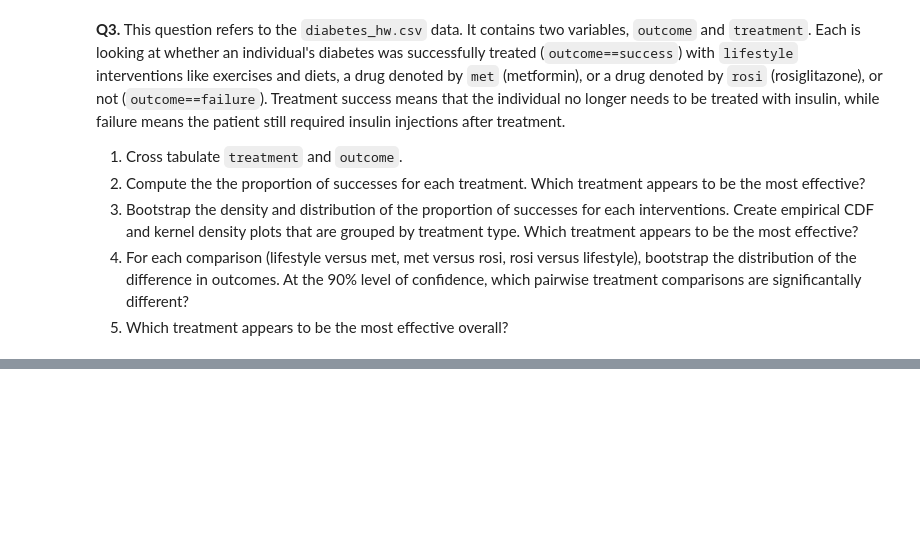
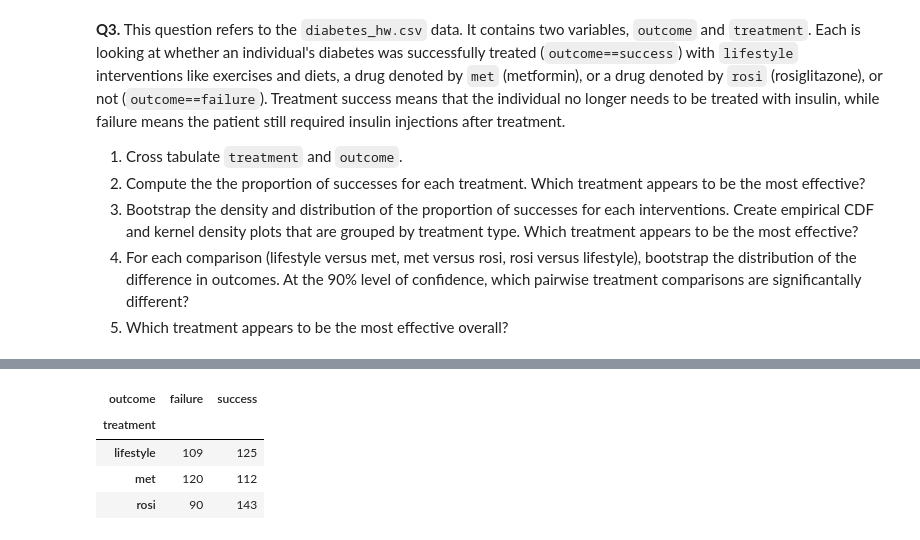
Before and after one commit to Troy-S-Meink/Bootstrap, a Jupyter notebook: assignment_5.ipynb, the cells around one changed output, grey strips where cells are left out. Cells and saved outputs as stored; diff of their text form; code cells hidden in the pictures; blank space fills up the shorter version.

```diff
--- a/assignment_5.ipynb
+++ b/assignment_5.ipynb
@@ -122,0 +109,13 @@ print(f"99% CI: ({lower_bound}, {upper_bound})")
+# %%
+# Saving the diabetes CSV to a Pandas dataframe
+diabetes_df = pd.read_csv('/content/the_bootstrap/data/diabetes_hw.csv')
+# %%
+# 1.
+# Cross-tabulating treatment and outcome
+pd.crosstab(diabetes_df['treatment'], diabetes_df['outcome'])
+# %% [output]
+| outcome | failure | success |
+| treatment |  |  |
+| lifestyle | 109 | 125 |
+| met | 120 | 112 |
+| rosi | 90 | 143 |
```
Also changed, not shown: parts of 4 cells of this notebook.
